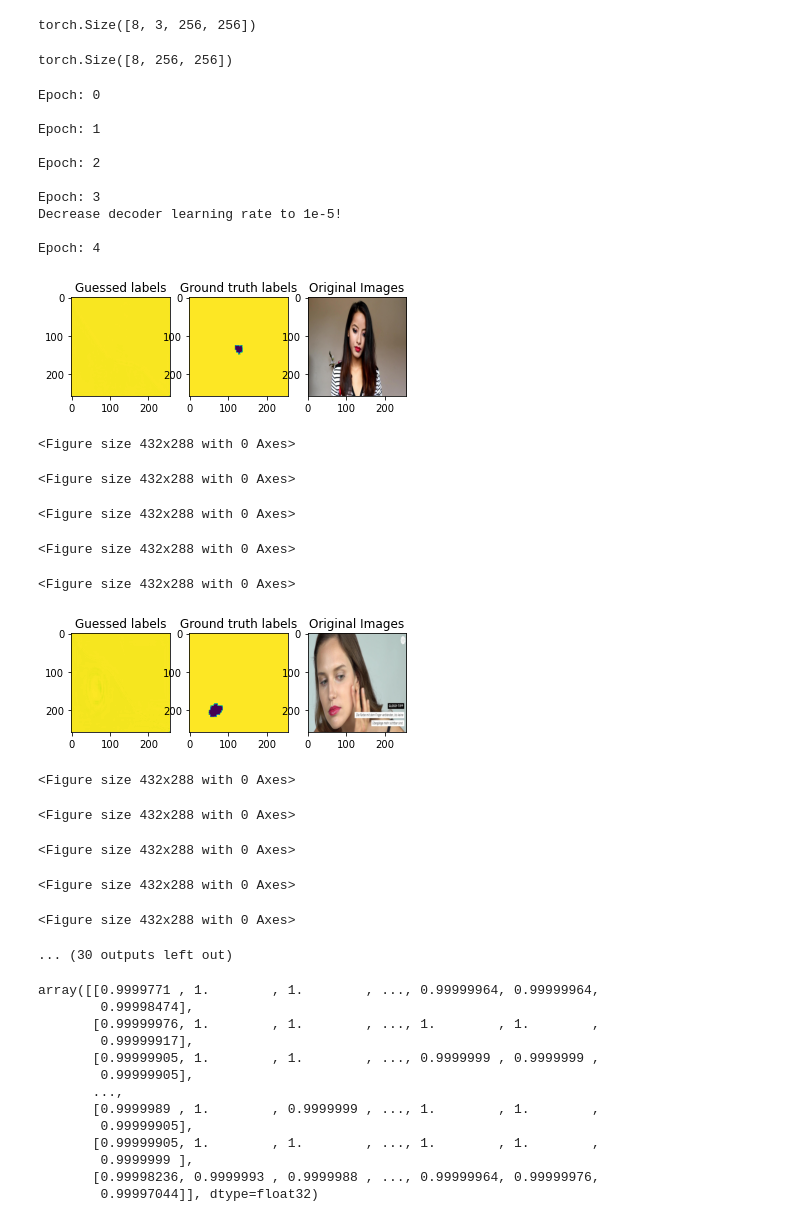
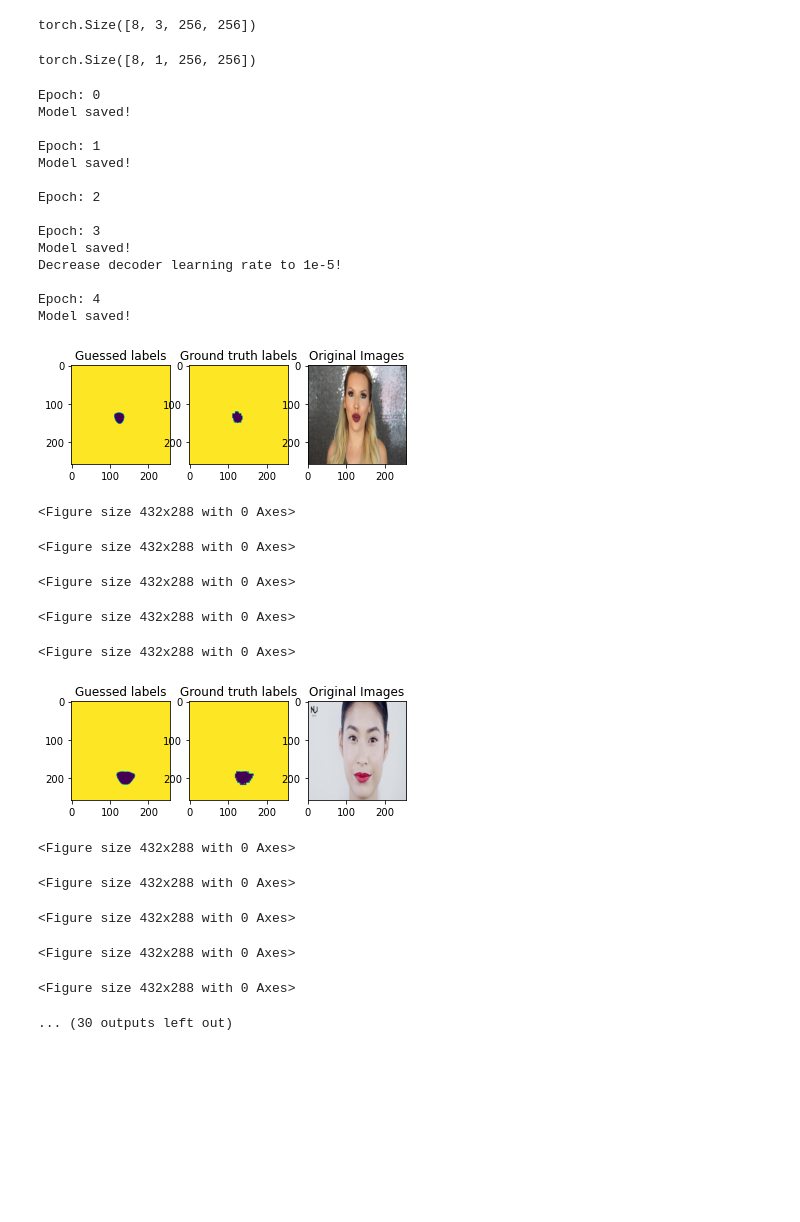
Before and after one commit to lyutovad/GU_PyTorch, a Jupyter notebook: Homework3.ipynb, the cells around one changed output. Saved outputs shown, nothing was run; the diff lists cells and outputs as text; code cells hidden in the pictures; blank space fills up the shorter version.

```diff
--- a/Homework3.ipynb
+++ b/Homework3.ipynb
@@ -103,7 +111,7 @@ def grey_mask(df):
 
     return df
 # %%
-df = grey_mask(df)
+# df = grey_mask(df)
 # %%
 labels = ['lips']
 # %%
@@ -150,11 +158,13 @@ class CustomDatasetFromImages(Dataset):
 
         # Считываем нашу маску
         mask = np.asarray(plt.imread(self.label_arr[index]))[:,:,0]*255
+        mask = (mask[:,:] != 0)*1
 
         # Здесь мы создаем список бинарных масок из нашей одной общей маски
         masks = [(mask == v) for v in self.class_values]
         # Стекаем все вместе в один многомерный тензор масок
         mask = np.stack(masks, axis=-1).astype('float')
+
         #  Приводим к типу тензора
         mask = torch.as_tensor(mask)
         # Размерность каналов на передний план
@@ -167,13 +177,15 @@ class CustomDatasetFromImages(Dataset):
         # unsqueeze - меняет размерность img c (256, 256, 3) -> (1, 256, 256, 3),
         mask = mask.unsqueeze(0)
         mask = F.interpolate(input=mask, size=256, mode='nearest')
-        mask=mask.squeeze(0).squeeze(0)
+        mask=mask.squeeze(0)
 
 
         return (img, mask)
 
     def __len__(self):
         return self.data_len
+# %%
+df = df[:1000]
 # %%
 from sklearn.model_selection import train_test_split
 
@@ -199,7 +211,7 @@ torch.Size([8, 3, 256, 256])
 # %%
 sample[1].size()
 # %% [output]
-torch.Size([8, 256, 256])
+torch.Size([8, 1, 256, 256])
 # %%
 learning_rate = 0.001
 epochs = 5
@@ -258,14 +270,18 @@ for i in range(0, 5):
         print('Decrease decoder learning rate to 1e-5!')
 # %% [output]
 Epoch: 0
+Model saved!
 
 Epoch: 1
+Model saved!
 
 Epoch: 2
 
 Epoch: 3
+Model saved!
 Decrease decoder learning rate to 1e-5!
 
 Epoch: 4
+Model saved!
 # %%
 def get_orig(image):
@@ -277,35 +292,35 @@ def get_orig(image):
 # %%
 for i, data in enumerate(test_data_loader):
     images, labels = data
     images = images.to(device)
     labels = labels.to(device)
     outputs = segmodel(images)
     f, axarr = plt.subplots(1,3)
 
     for j in range(0,5):
 #         axarr[0].imshow(Image.fromarray(outputs.squeeze().detach().cpu().numpy()[j,:,:]))
 
         axarr[0].imshow(outputs.squeeze().detach().cpu().numpy()[j,:,:])
         axarr[0].set_title('Guessed labels')
 
-        axarr[1].imshow(labels.detach().cpu().numpy()[j,:,:])
+        axarr[1].imshow(labels.squeeze().detach().cpu().numpy()[j,:,:])
         axarr[1].set_title('Ground truth labels')
 
         original = get_orig(images[j].cpu())
         axarr[2].imshow(original)
         axarr[2].set_title('Original Images')
         plt.show()
         plt.gcf().show()
     if i>5:
         break
 # %% [output]
-[figure, old version]
+[figure, new version]
 <Figure size 432x288 with 0 Axes>
 <Figure size 432x288 with 0 Axes>
 <Figure size 432x288 with 0 Axes>
 <Figure size 432x288 with 0 Axes>
 <Figure size 432x288 with 0 Axes>
-[figure, old version]
+[figure, new version]
 <Figure size 432x288 with 0 Axes>
 <Figure size 432x288 with 0 Axes>
 <Figure size 432x288 with 0 Axes>
@@ -314,17 +329,3 @@ for i, data in enumerate(test_data_loader):
 ... (30 outputs left out)
 # %%
 outputs.squeeze().detach().cpu().numpy()[1,:,:]
-# %% [output]
-array([[0.9999771 , 1.        , 1.        , ..., 0.99999964, 0.99999964,
-        0.99998474],
-       [0.99999976, 1.        , 1.        , ..., 1.        , 1.        ,
-        0.99999917],
-       [0.99999905, 1.        , 1.        , ..., 0.9999999 , 0.9999999 ,
-        0.99999905],
-       ...,
-       [0.9999989 , 1.        , 0.9999999 , ..., 1.        , 1.        ,
-        0.99999905],
-       [0.99999905, 1.        , 1.        , ..., 1.        , 1.        ,
-        0.9999999 ],
-       [0.99998236, 0.9999993 , 0.9999988 , ..., 0.99999964, 0.99999976,
-        0.99997044]], dtype=float32)
```
Also changed, not shown: parts of 3 cells of this notebook.
